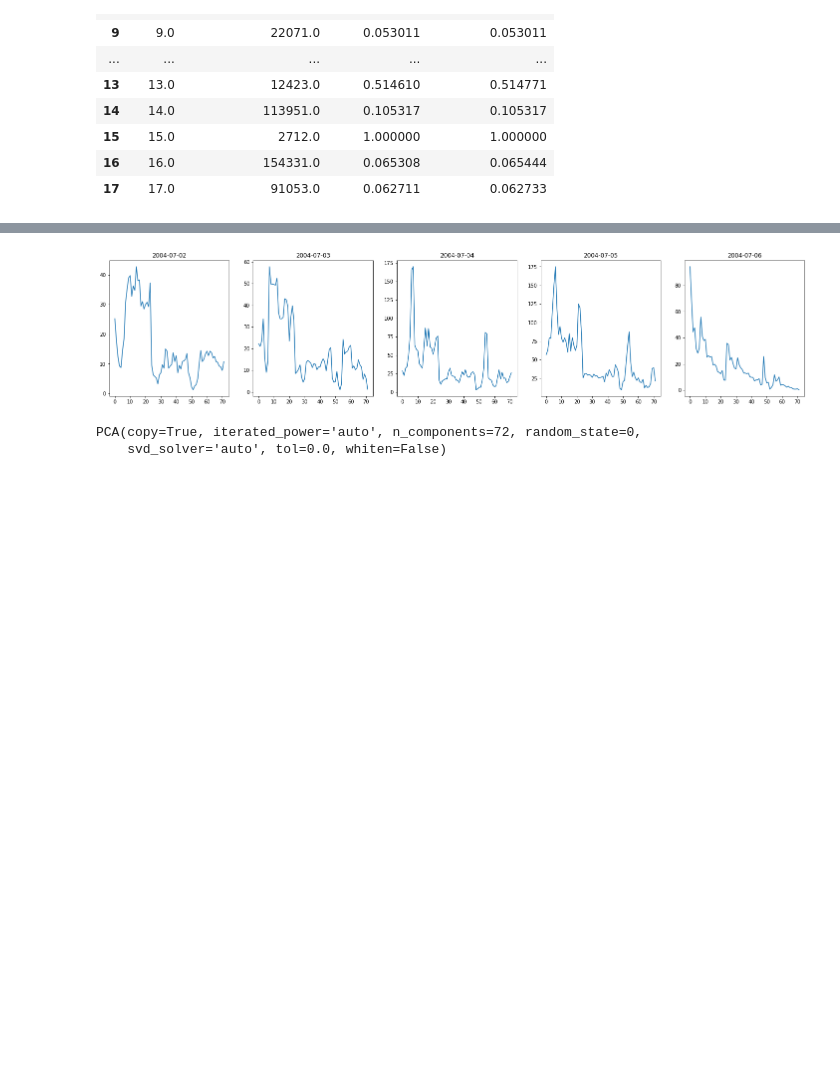
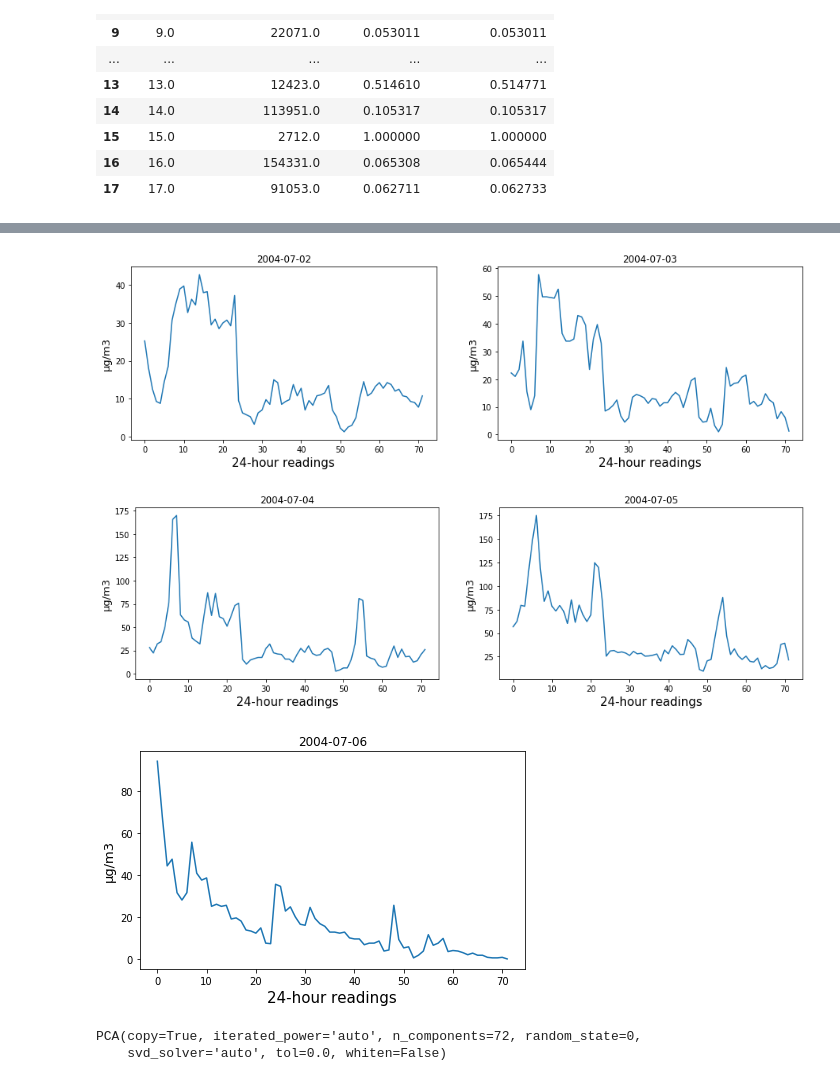
Before and after one commit to amariucaitheodor/introductory-applied-machine-learning, a Jupyter notebook: Assignment 2.ipynb, the cells around one changed output, grey strips where cells are left out. Cells and saved outputs as stored; diff of their text form; code cells hidden in the pictures; blank space fills up the shorter version.

```diff
--- a/Assignment 2.ipynb
+++ b/Assignment 2.ipynb
@@ -323,33 +296,47 @@ The NO gas readings show a low correlation (0.35) between sites 14 and 7. The ex
 # %%
 # 5.1
 import matplotlib.gridspec as gridspec
 x = range(0,72);
 gs = gridspec.GridSpec(1, 5)
 
-plt.figure(figsize=(25,5))
+plt.figure(figsize=(40, 4))
 ax = plt.subplot(gs[0, 0])
 plt.plot(x, bristol_day_aligned.iloc[0])
+plt.xlabel('24-hour readings', fontsize=15)
+plt.ylabel('μg/m3', fontsize=13)
 plt.title('2004-07-02')
 
 ax = plt.subplot(gs[0, 1])
 plt.plot(x, bristol_day_aligned.iloc[1])
+plt.xlabel('24-hour readings', fontsize=15)
+plt.ylabel('μg/m3', fontsize=13)
 plt.title('2004-07-03')
 
+plt.figure(figsize=(40, 4))
 ax = plt.subplot(gs[0, 2])
 plt.plot(x, bristol_day_aligned.iloc[2])
+plt.xlabel('24-hour readings', fontsize=15)
+plt.ylabel('μg/m3', fontsize=13)
 plt.title('2004-07-04')
 
 ax = plt.subplot(gs[0, 3])
 plt.plot(x, bristol_day_aligned.iloc[3])
+plt.xlabel('24-hour readings', fontsize=15)
+plt.ylabel('μg/m3', fontsize=13)
 plt.title('2004-07-05')
 
+plt.figure(figsize=(40, 4))
 ax = plt.subplot(gs[0, 4])
 plt.plot(x, bristol_day_aligned.iloc[4])
+plt.xlabel('24-hour readings', fontsize=15)
+plt.ylabel('μg/m3', fontsize=13)
 plt.title('2004-07-06')
 
 plt.show()
 # %% [output]
-[figure, old version]
+[figure, new version]
+[figure, added]
+[figure, added]
 # %%
 site1_day_aligned = bristol_day_aligned.query('SiteID == 1');
 pca = dec.PCA(n_components=72, random_state=0)
```
Also changed, not shown: parts of 29 cells of this notebook, 16 other files.
